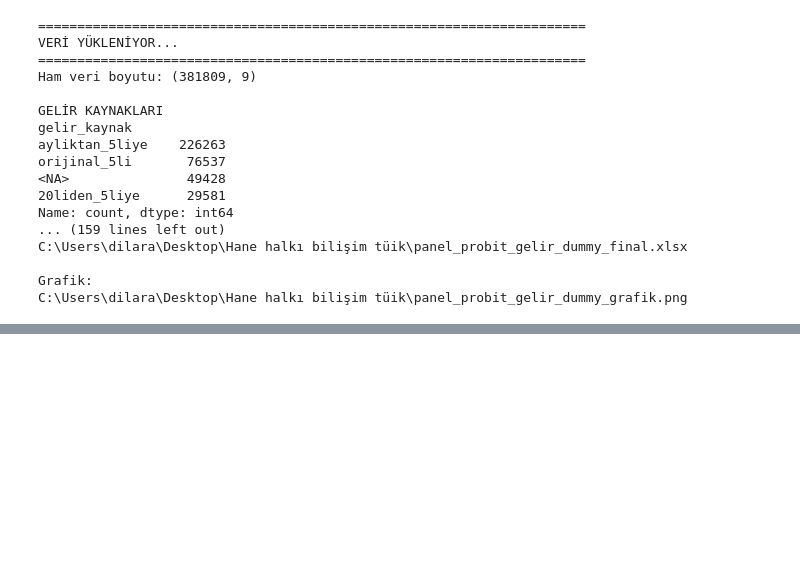
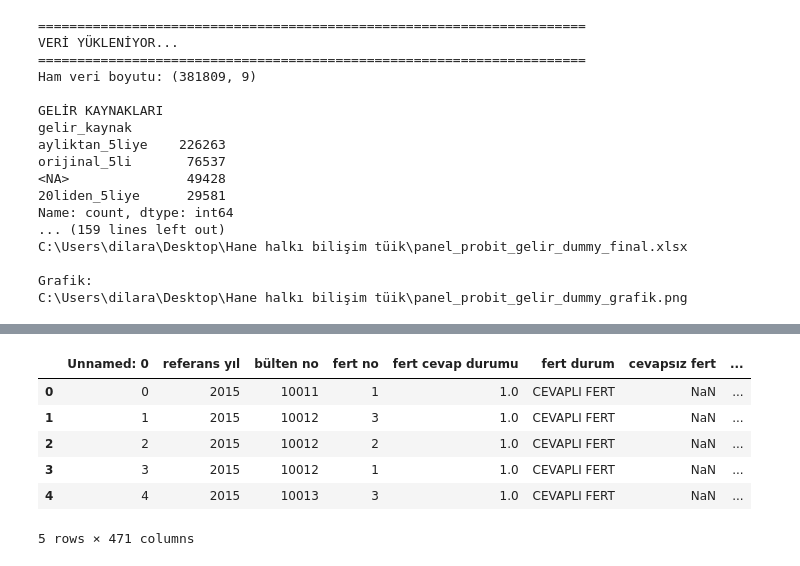
Before and after one commit to dilarasenay/hanehalki-bilisim-teknolojileri-tuik, a Jupyter notebook: concatislemleri.ipynb, the cells around one changed output, grey strips where cells are left out. Drawn from its saved outputs; the diff is of its cells as text; code cells hidden in the pictures; blank space fills up the shorter version.

```diff
--- a/concatislemleri.ipynb
+++ b/concatislemleri.ipynb
@@ -2062,0 +2107,11 @@ C:\Users\dilara\Desktop\Hane halkı bilişim tüik\panel_probit_gelir_dummy_graf
+# %%
+df=pd.read_csv(r"C:\Users\dilara\Desktop\Hane halkı bilişim tüik\ferthane\bütünveriler.csv")
+df.head()
+# %% [output]
+|  | Unnamed: 0 | referans yıl | bülten no | fert no | fert cevap durumu | fert durum | cevapsız fert | ... |
+| 0 | 0 | 2015 | 10011 | 1 | 1.0 | CEVAPLI FERT | NaN | ... |
+| 1 | 1 | 2015 | 10012 | 3 | 1.0 | CEVAPLI FERT | NaN | ... |
+| 2 | 2 | 2015 | 10012 | 2 | 1.0 | CEVAPLI FERT | NaN | ... |
+| 3 | 3 | 2015 | 10012 | 1 | 1.0 | CEVAPLI FERT | NaN | ... |
+| 4 | 4 | 2015 | 10013 | 3 | 1.0 | CEVAPLI FERT | NaN | ... |
+5 rows × 471 columns
```
Also changed, not shown: parts of 6 cells of this notebook, 4 other files.
